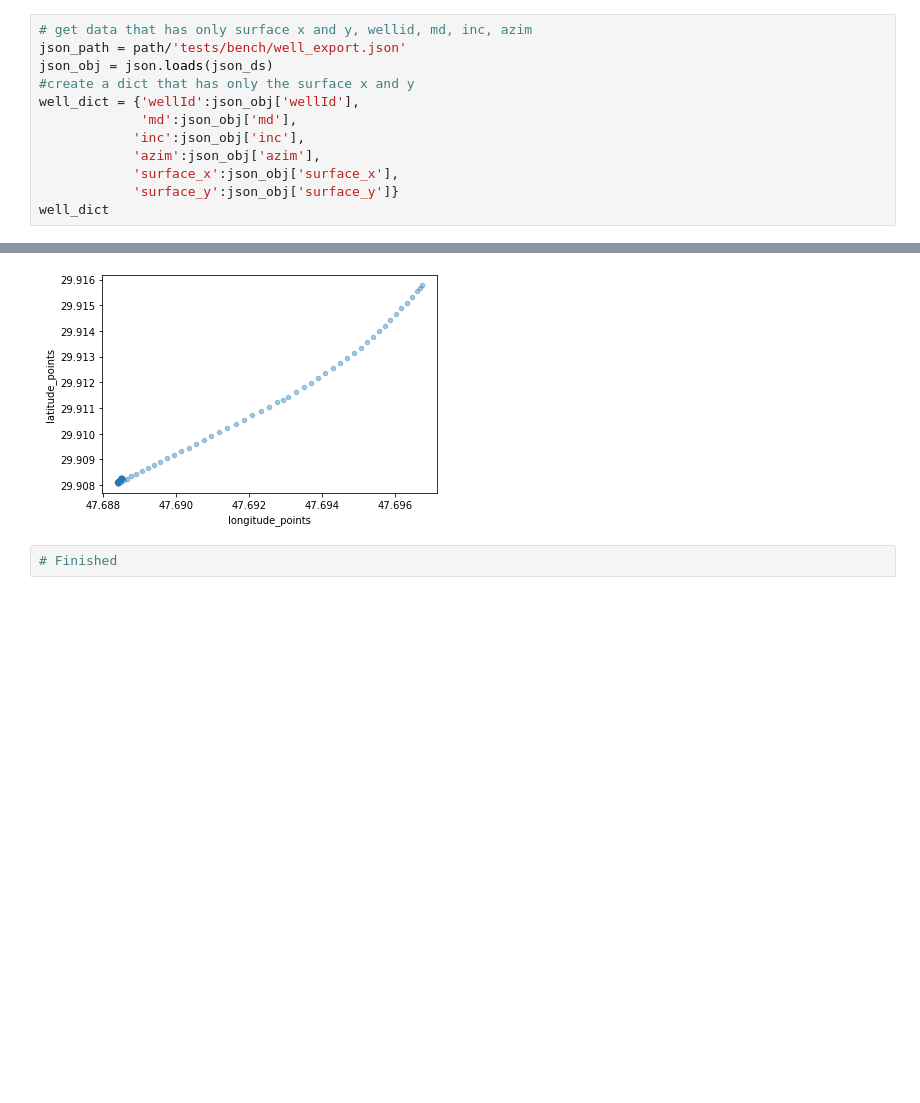
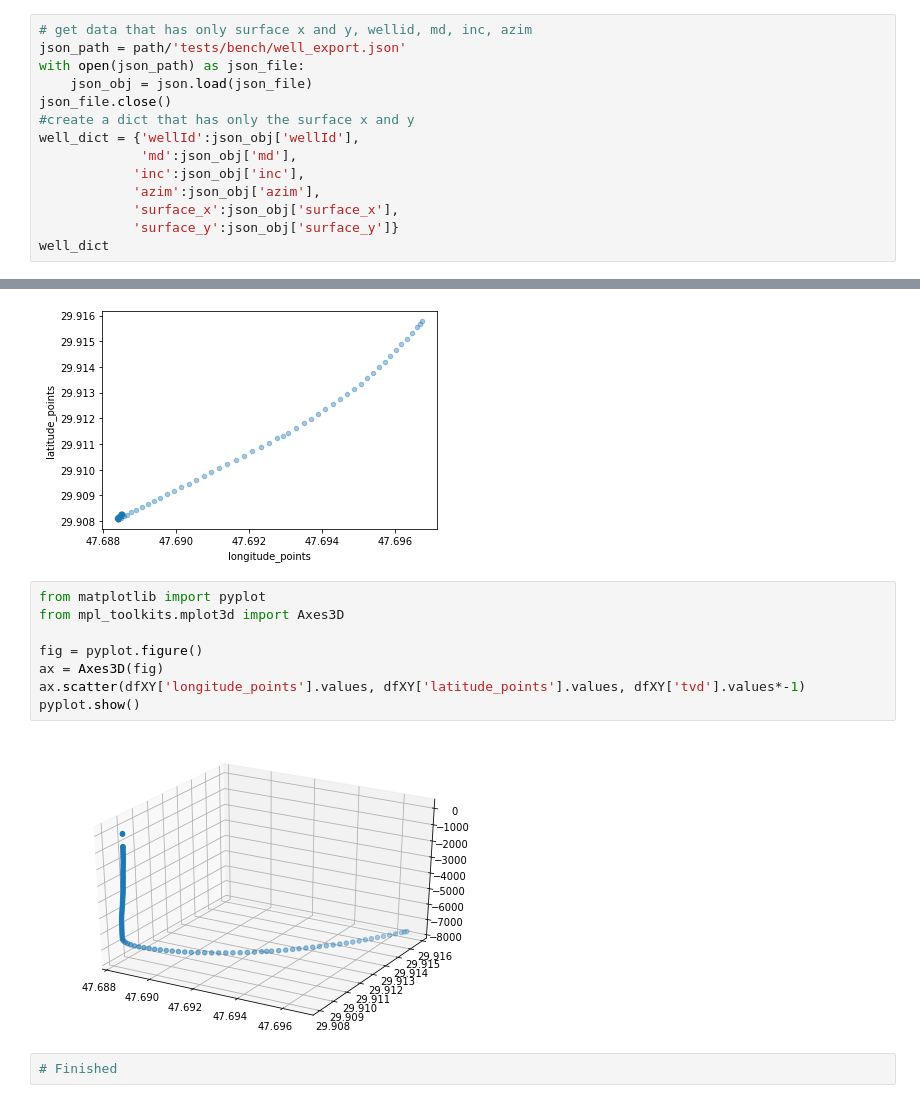
Before and after one commit to bpamos/welltrajconvert, a Jupyter notebook: notebook/Calculate Wellbore Trajectory.ipynb, the cells around one changed output, grey strips where cells are left out. Drawn from its saved outputs; the diff is of its cells as text; blank space fills up the shorter version.

```diff
--- a/notebook/Calculate Wellbore Trajectory.ipynb
+++ b/notebook/Calculate Wellbore Trajectory.ipynb
@@ -155,7 +163,9 @@ The user must find the CRS coordinate system and provide that in the calculation
 # %%
 # get data that has only surface x and y, wellid, md, inc, azim
 json_path = path/'tests/bench/well_export.json'
-json_obj = json.loads(json_ds)
+with open(json_path) as json_file:
+    json_obj = json.load(json_file)
+json_file.close()
 #create a dict that has only the surface x and y
 well_dict = {'wellId':json_obj['wellId'],
              'md':json_obj['md'],
@@ -270,6 +280,16 @@ dfXY.plot(kind="scatter", x="longitude_points", y="latitude_points", alpha=0.4)
 plt.show()
 # %% [output]
 [figure]
+# %%
+from matplotlib import pyplot
+from mpl_toolkits.mplot3d import Axes3D
+
+fig = pyplot.figure()
+ax = Axes3D(fig)
+ax.scatter(dfXY['longitude_points'].values, dfXY['latitude_points'].values, dfXY['tvd'].values*-1)
+pyplot.show()
+# %% [output]
+[figure, added]
 # %%
 # Finished
 # %% [markdown]
```
Also changed, not shown: parts of 3 cells of this notebook.
